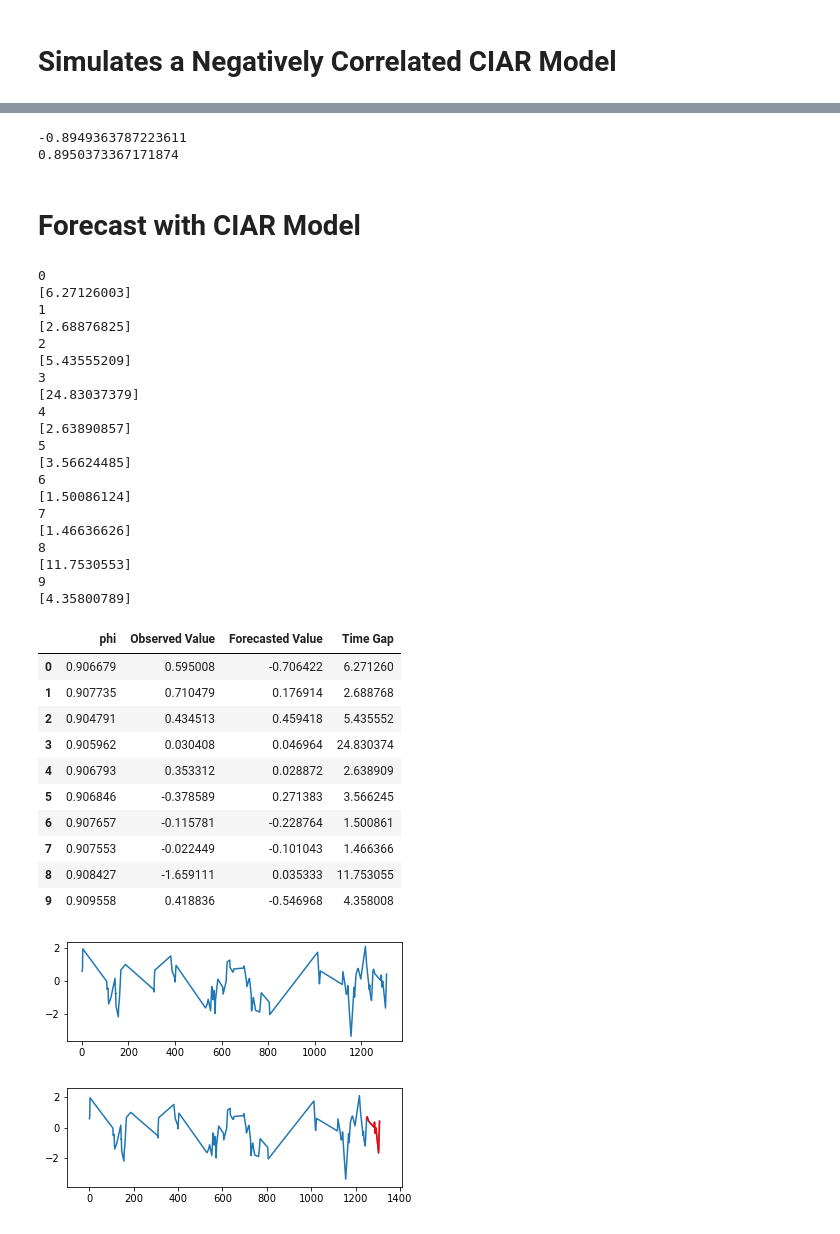
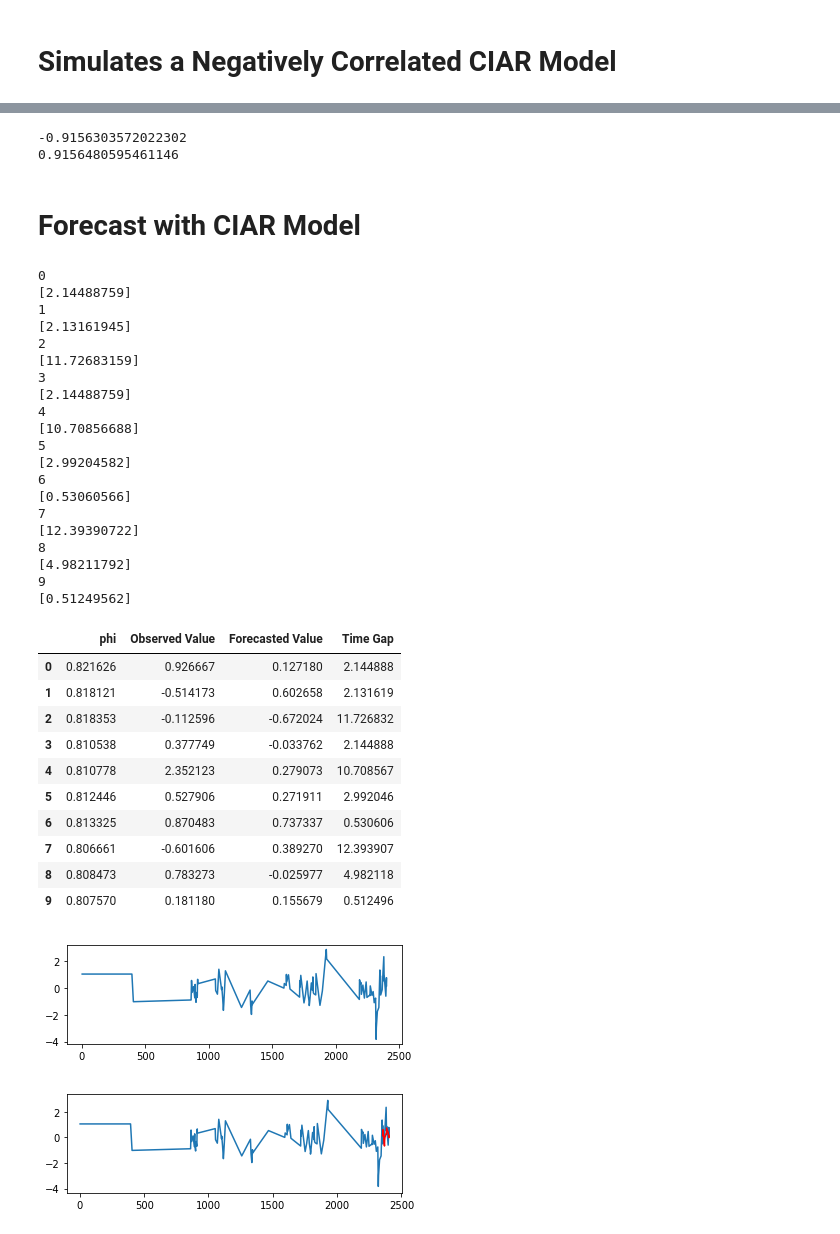
Before and after one commit to felipeelorrieta/iAR, a Jupyter notebook: examples/CIAR_demo.ipynb, the cells around one changed output, grey strips where cells are left out. Cells and saved outputs as stored; diff of their text form; code cells hidden in the pictures.

```diff
--- a/examples/CIAR_demo.ipynb
+++ b/examples/CIAR_demo.ipynb
@@ -44,7 +44,7 @@ print(Mod)
 # %%
 np.random.seed(6713)
 sT=gentime(n=300)
-y,sT,Sigma =CIAR_sample(n=300,sT=sT,phi_R=-0.9,phi_I=0.0,rho=0,c=1)
+y,sT,Sigma =CIARsample(n=300,sT=sT,phi_R=-0.9,phi_I=0.0,rho=0,c=1)
 
 plt.plot(sT,y,"o-")
 plt.show()
@@ -53,19 +53,20 @@ plt.show()
 # %%
 y1=y/np.sqrt(np.var(y,ddof=1))
-phi_R,phi_I,out=CIAR_kalman(y=y1,sT=sT,c=1,niter=4,seed=6713)
+phi_R,phi_I,out=CIARkalman(y=y1,sT=sT,c=1,niter=4,seed=6713)
 print(phi_R)
 phi=complex(phi_R, phi_I)
 Mod=abs(phi)
 print(Mod)
 # %% [output]
--0.8949363787223611
-0.8950373367171874
+-0.9156303572022302
+0.9156480595461146
 # %% [markdown]
 # Forecast with CIAR Model
 # %%
-from iar import CIAR_forecast
+np.random.seed(912)
+from iar import CIARforecast
 sT=gentime(n=100)
-y,sT,Sigma =CIAR_sample(n=100,sT=sT,phi_R=0.9,phi_I=0.0,rho=0,c=1)
+y,sT,Sigma =CIARsample(n=100,sT=sT,phi_R=0.9,phi_I=0.0,rho=0,c=1)
 y1=y/np.sqrt(np.var(y,ddof=1))
 n=len(sT)
 p=int(0.9*n)
@@ -79,64 +80,64 @@ n_ahead2=np.zeros(1)
 final=np.zeros(shape=(len(n_ahead),4))
 for i in range(10):
     print(i)
-    phi_R,phi_I,out=CIAR_kalman(y=ytr,sT=str,c=1,niter=4,seed=6713)
+    phi_R,phi_I,out=CIARkalman(y=ytr,sT=str,c=1,niter=4,seed=6713)
     n_ahead2[0]=ste[i]-str[len(str)-1]
     print(n_ahead2)
-    fitted,forCIAR,Lambda2,Sighat2=CIAR_forecast(phi_R,phi_I,ytr,str,n_ahead=n_ahead2)
+    fitted,forCIAR,Lambda2,Sighat2=CIARforecast(phi_R,phi_I,ytr,str,tahead=n_ahead2)
     final[i,]=np.hstack((phi_R,yte[i],forCIAR,n_ahead2))
     ytr=np.hstack((ytr,yte[i]))
     str=np.hstack((str,ste[i]))
 # %% [output]
 0
-[6.27126003]
+[2.14488759]
 1
-[2.68876825]
+[2.13161945]
 2
-[5.43555209]
+[11.72683159]
 3
-[24.83037379]
+[2.14488759]
 4
-[2.63890857]
+[10.70856688]
 5
-[3.56624485]
+[2.99204582]
 6
-[1.50086124]
+[0.53060566]
 7
-[1.46636626]
+[12.39390722]
 8
-[11.7530553]
+[4.98211792]
 9
-[4.35800789]
+[0.51249562]
 # %%
 import pandas as pd
 forecast=pd.DataFrame(final,columns=["phi","Observed Value","Forecasted Value","Time Gap"])
 forecast
 # %% [output]
 |  | phi | Observed Value | Forecasted Value | Time Gap |
-| 0 | 0.906679 | 0.595008 | -0.706422 | 6.271260 |
-| 1 | 0.907735 | 0.710479 | 0.176914 | 2.688768 |
-| 2 | 0.904791 | 0.434513 | 0.459418 | 5.435552 |
-| 3 | 0.905962 | 0.030408 | 0.046964 | 24.830374 |
-| 4 | 0.906793 | 0.353312 | 0.028872 | 2.638909 |
-| 5 | 0.906846 | -0.378589 | 0.271383 | 3.566245 |
-| 6 | 0.907657 | -0.115781 | -0.228764 | 1.500861 |
-| 7 | 0.907553 | -0.022449 | -0.101043 | 1.466366 |
-| 8 | 0.908427 | -1.659111 | 0.035333 | 11.753055 |
-| 9 | 0.909558 | 0.418836 | -0.546968 | 4.358008 |
+| 0 | 0.821626 | 0.926667 | 0.127180 | 2.144888 |
+| 1 | 0.818121 | -0.514173 | 0.602658 | 2.131619 |
+| 2 | 0.818353 | -0.112596 | -0.672024 | 11.726832 |
+| 3 | 0.810538 | 0.377749 | -0.033762 | 2.144888 |
+| 4 | 0.810778 | 2.352123 | 0.279073 | 10.708567 |
+| 5 | 0.812446 | 0.527906 | 0.271911 | 2.992046 |
+| 6 | 0.813325 | 0.870483 | 0.737337 | 0.530606 |
+| 7 | 0.806661 | -0.601606 | 0.389270 | 12.393907 |
+| 8 | 0.808473 | 0.783273 | -0.025977 | 4.982118 |
+| 9 | 0.807570 | 0.181180 | 0.155679 | 0.512496 |
 # %%
 import matplotlib.pyplot as plt
 
 plt.subplot(211)
 plt.plot(sT, y1)
 plt.show()
 plt.subplot(212)
 plt.plot(str, ytr)
 plt.axis([-n, np.max(sT)+n, np.min(y1)-0.5, np.max(y1)+0.5])
-plt.plot(ste, yte,color='red')
+plt.plot(ste, final[:,2],color='red')
 plt.show()
 # %% [output]
-[figure, old version]
+[figure, new version]
-[figure, old version]
+[figure, new version]
 # %%
 import scipy.stats
 print(final[range(10),2])
```
Also changed, not shown: parts of 6 cells of this notebook, 3 other files.
